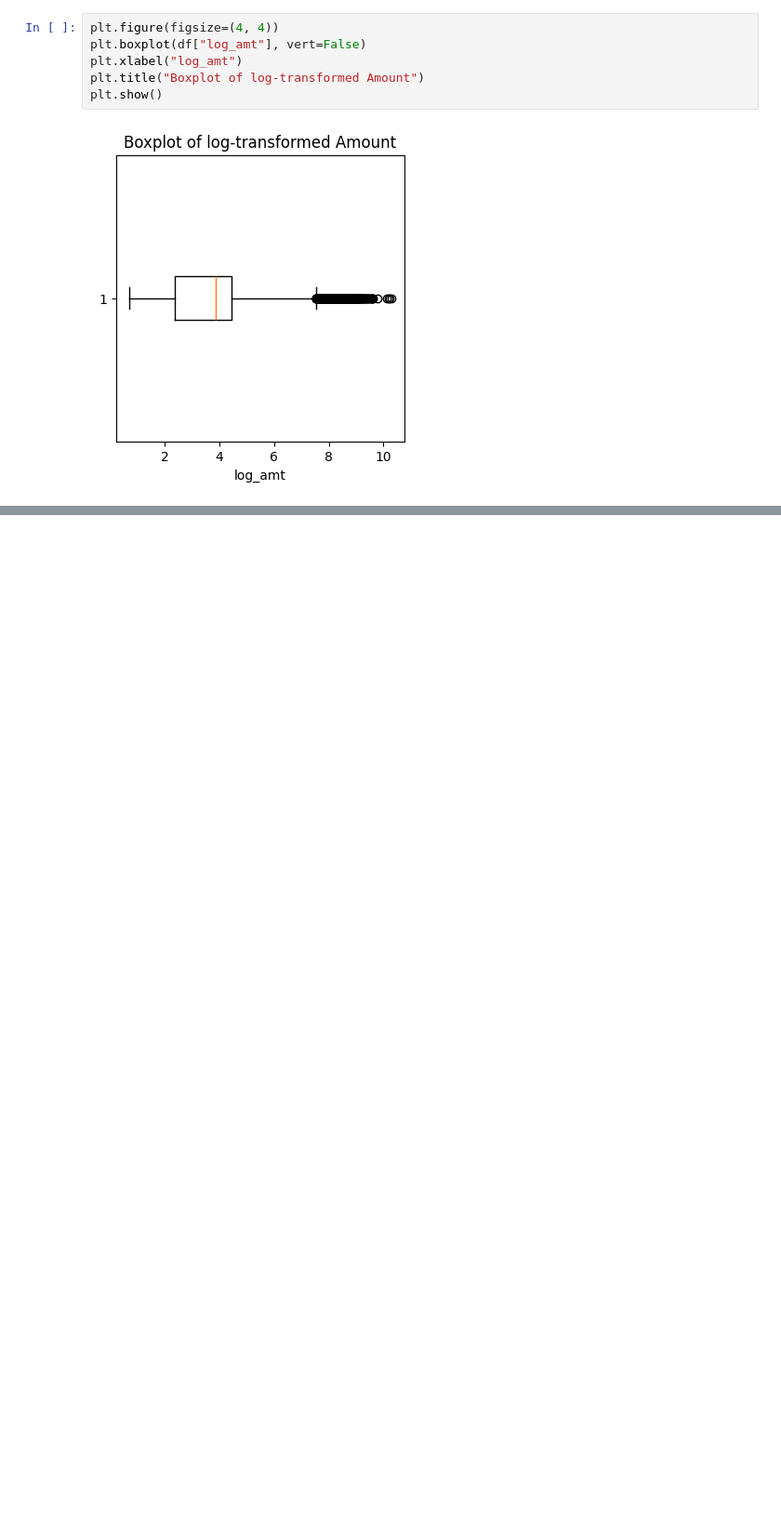
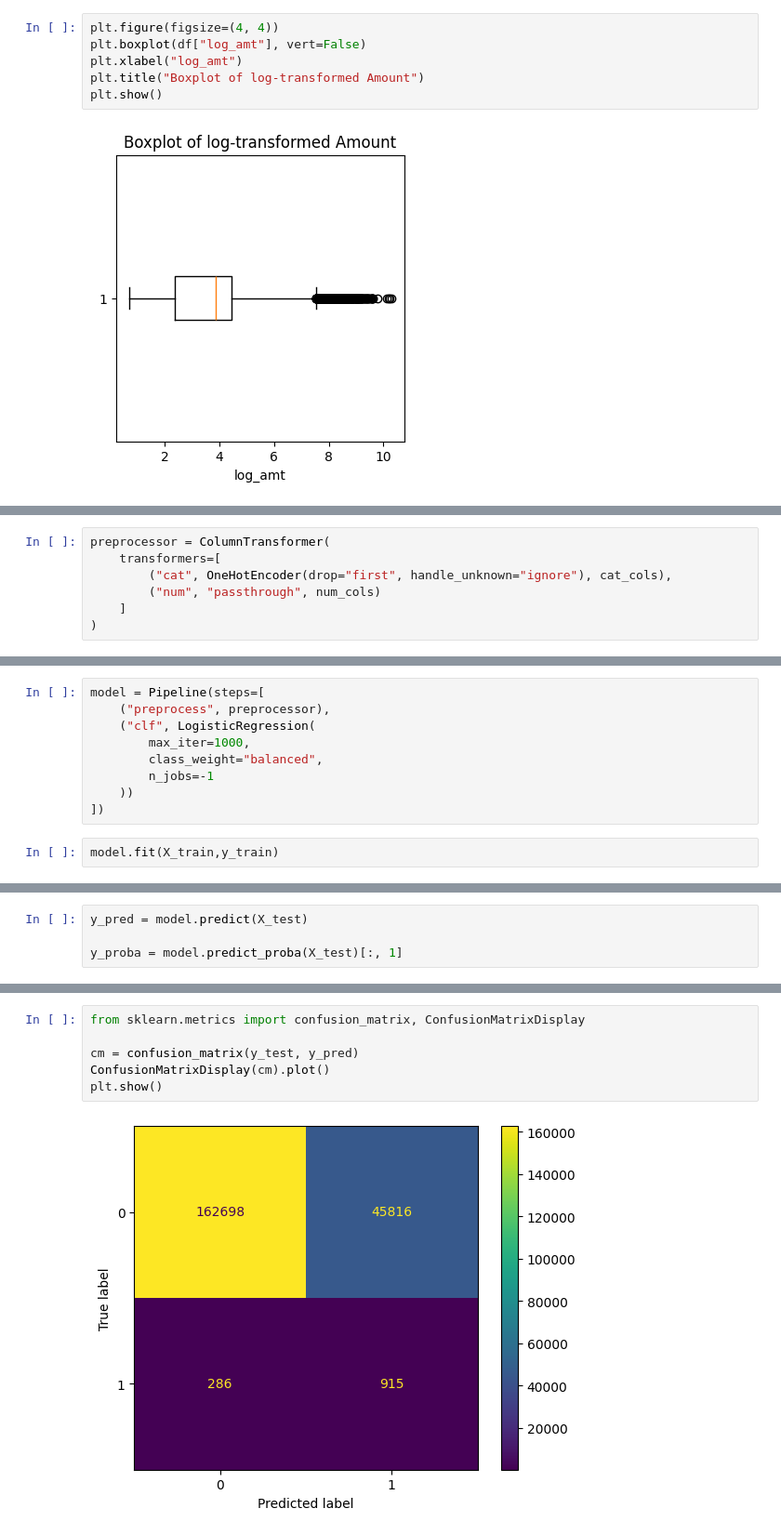
Before and after one commit to Harsh28-raj/credit-card-fraud-detection, a Jupyter notebook: credit_crd_frd.ipynb, the cells around one changed output, grey strips where cells are left out. Shown: that part at 93% size. Saved outputs shown, nothing was run; the diff lists cells and outputs as text; blank space fills up the shorter version.

```diff
--- a/credit_crd_frd.ipynb
+++ b/credit_crd_frd.ipynb
@@ -204,0 +528,7 @@ plt.show()
+# %%
+preprocessor = ColumnTransformer(
+    transformers=[
+        ("cat", OneHotEncoder(drop="first", handle_unknown="ignore"), cat_cols),
+        ("num", "passthrough", num_cols)
+    ]
+)
@@ -204,0 +540,11 @@ plt.show()
+# %%
+model = Pipeline(steps=[
+    ("preprocess", preprocessor),
+    ("clf", LogisticRegression(
+        max_iter=1000,
+        class_weight="balanced",
+        n_jobs=-1
+    ))
+])
+# %%
+model.fit(X_train,y_train)
@@ -204,0 +568,4 @@ plt.show()
+# %%
+y_pred = model.predict(X_test)
+
+y_proba = model.predict_proba(X_test)[:, 1]
@@ -204,0 +585,8 @@ plt.show()
+# %%
+from sklearn.metrics import confusion_matrix, ConfusionMatrixDisplay
+
+cm = confusion_matrix(y_test, y_pred)
+ConfusionMatrixDisplay(cm).plot()
+plt.show()
+# %% [output]
+[figure, added]
```
Also changed, not shown: parts of 61 cells of this notebook.
